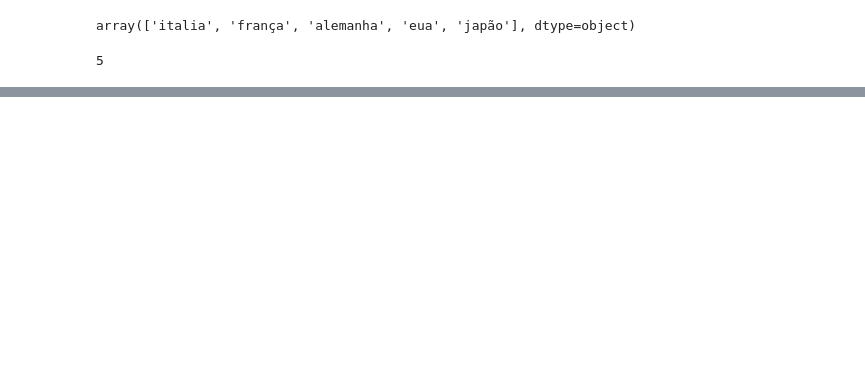
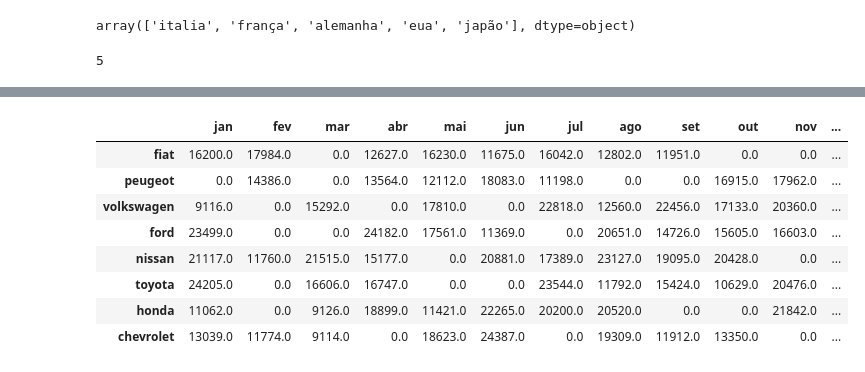
Before and after one commit to JairCipriano/projeto_machine_learning, a Jupyter notebook: projeto2/matplotlib.ipynb, the cells around one changed output, grey strips where cells are left out. Saved outputs shown, nothing was run; the diff lists cells and outputs as text; code cells hidden in the pictures; blank space fills up the shorter version.

```diff
--- a/projeto2/matplotlib.ipynb
+++ b/projeto2/matplotlib.ipynb
@@ -202,0 +347,13 @@ carros['origem'].nunique()
+# %%
+#usando a função fillna a gentre troca os NAN por um numero
+novo_df.fillna(0)
+# %% [output]
+|  | jan | fev | mar | abr | mai | jun | jul | ago | set | out | nov | ... |
+| fiat | 16200.0 | 17984.0 | 0.0 | 12627.0 | 16230.0 | 11675.0 | 16042.0 | 12802.0 | 11951.0 | 0.0 | 0.0 | ... |
+| peugeot | 0.0 | 14386.0 | 0.0 | 13564.0 | 12112.0 | 18083.0 | 11198.0 | 0.0 | 0.0 | 16915.0 | 17962.0 | ... |
+| volkswagen | 9116.0 | 0.0 | 15292.0 | 0.0 | 17810.0 | 0.0 | 22818.0 | 12560.0 | 22456.0 | 17133.0 | 20360.0 | ... |
+| ford | 23499.0 | 0.0 | 0.0 | 24182.0 | 17561.0 | 11369.0 | 0.0 | 20651.0 | 14726.0 | 15605.0 | 16603.0 | ... |
+| nissan | 21117.0 | 11760.0 | 21515.0 | 15177.0 | 0.0 | 20881.0 | 17389.0 | 23127.0 | 19095.0 | 20428.0 | 0.0 | ... |
+| toyota | 24205.0 | 0.0 | 16606.0 | 16747.0 | 0.0 | 0.0 | 23544.0 | 11792.0 | 15424.0 | 10629.0 | 20476.0 | ... |
+| honda | 11062.0 | 0.0 | 9126.0 | 18899.0 | 11421.0 | 22265.0 | 20200.0 | 20520.0 | 0.0 | 0.0 | 21842.0 | ... |
+| chevrolet | 13039.0 | 11774.0 | 9114.0 | 0.0 | 18623.0 | 24387.0 | 0.0 | 19309.0 | 11912.0 | 13350.0 | 0.0 | ... |
```
Also changed, not shown: parts of 29 cells of this notebook.
